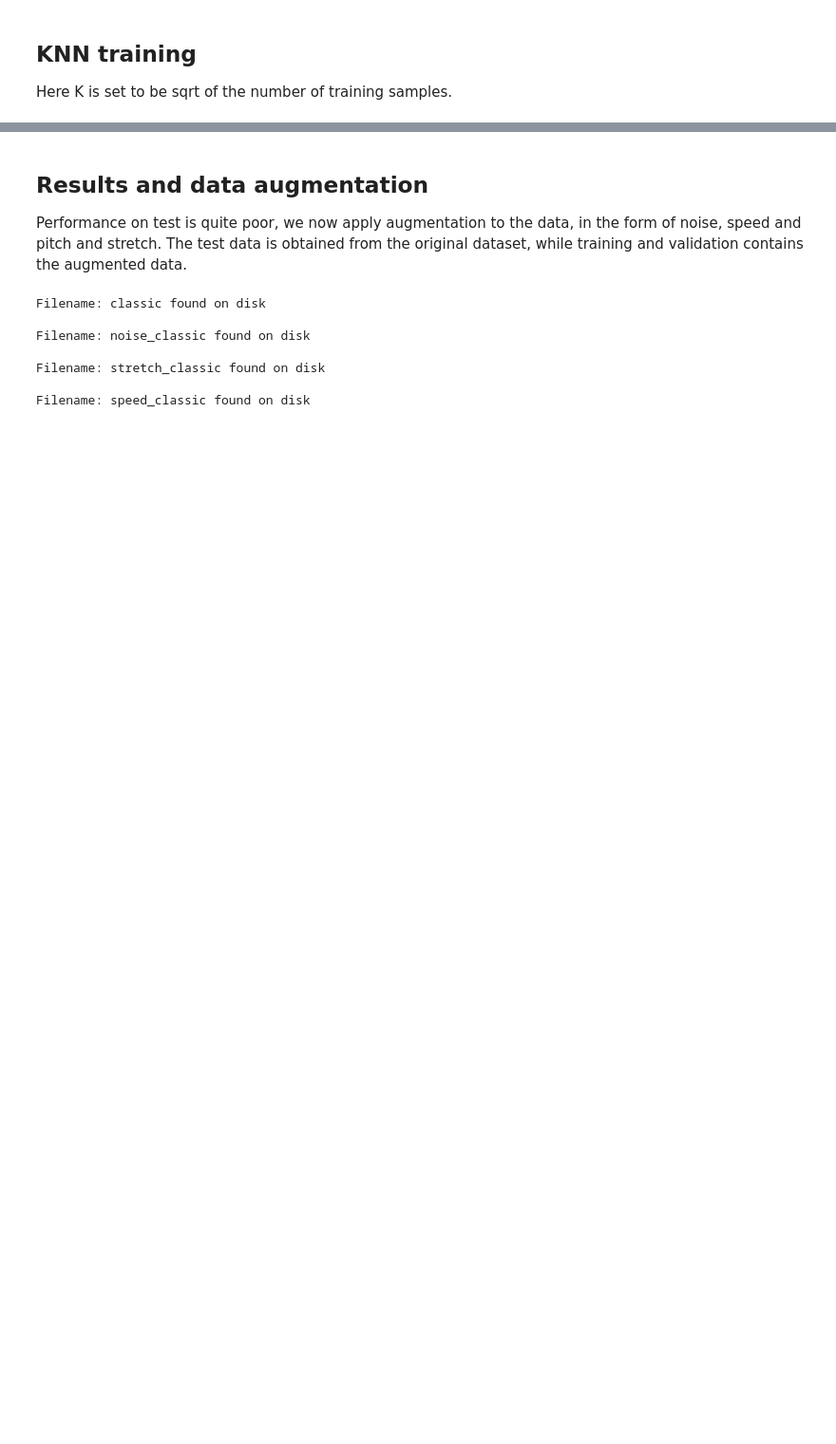
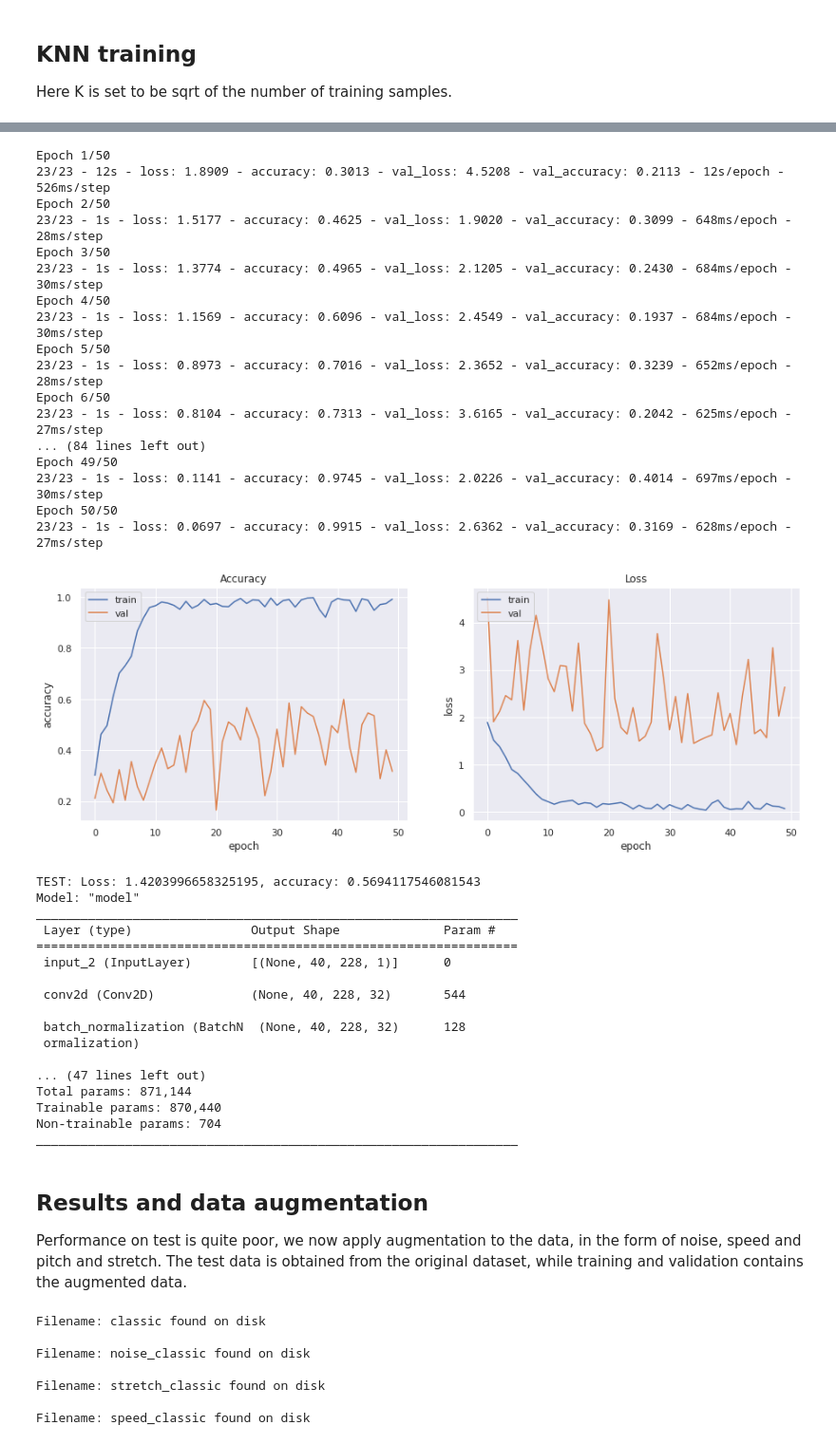
Before and after one commit to tomfran/ravdess-ser, a Jupyter notebook: notebook.ipynb, the cells around one changed output, grey strips where cells are left out. Shown at 95% size. Saved outputs shown, nothing was run; the diff lists cells and outputs as text; code cells hidden in the pictures; blank space fills up the shorter version.

```diff
--- a/notebook.ipynb
+++ b/notebook.ipynb
@@ -191,3 +268,47 @@ TEST: Loss: 1.2568737268447876, accuracy: 0.6117647290229797
+# %%
+X_train, X_val, X_test, y_train, y_val, y_test = d.get_training_data(label="emotion", train_perc=0.5, val_perc=0.2)
+
+def resp(x):
+    return x.reshape(*x.shape, 1)
+
+model, history = train_nn((resp(X_train), y_train), (resp(X_val), y_val), (resp(X_test), y_test), build_cnn, epochs=50, verbose=2)
+model.summary()
+# %% [output]
+Epoch 1/50
+23/23 - 12s - loss: 1.8909 - accuracy: 0.3013 - val_loss: 4.5208 - val_accuracy: 0.2113 - 12s/epoch - 526ms/step
+Epoch 2/50
+23/23 - 1s - loss: 1.5177 - accuracy: 0.4625 - val_loss: 1.9020 - val_accuracy: 0.3099 - 648ms/epoch - 28ms/step
+Epoch 3/50
+23/23 - 1s - loss: 1.3774 - accuracy: 0.4965 - val_loss: 2.1205 - val_accuracy: 0.2430 - 684ms/epoch - 30ms/step
+Epoch 4/50
+23/23 - 1s - loss: 1.1569 - accuracy: 0.6096 - val_loss: 2.4549 - val_accuracy: 0.1937 - 684ms/epoch - 30ms/step
+Epoch 5/50
+23/23 - 1s - loss: 0.8973 - accuracy: 0.7016 - val_loss: 2.3652 - val_accuracy: 0.3239 - 652ms/epoch - 28ms/step
+Epoch 6/50
+23/23 - 1s - loss: 0.8104 - accuracy: 0.7313 - val_loss: 3.6165 - val_accuracy: 0.2042 - 625ms/epoch - 27ms/step
+... (84 lines left out)
+Epoch 49/50
+23/23 - 1s - loss: 0.1141 - accuracy: 0.9745 - val_loss: 2.0226 - val_accuracy: 0.4014 - 697ms/epoch - 30ms/step
+Epoch 50/50
+23/23 - 1s - loss: 0.0697 - accuracy: 0.9915 - val_loss: 2.6362 - val_accuracy: 0.3169 - 628ms/epoch - 27ms/step
+[figure, added]
+TEST: Loss: 1.4203996658325195, accuracy: 0.5694117546081543
+Model: "model"
+_________________________________________________________________
+ Layer (type)                Output Shape              Param #
+=================================================================
+ input_2 (InputLayer)        [(None, 40, 228, 1)]      0
+
+ conv2d (Conv2D)             (None, 40, 228, 32)       544
+
+ batch_normalization (BatchN  (None, 40, 228, 32)      128
+ ormalization)
+
+... (47 lines left out)
+Total params: 871,144
+Trainable params: 870,440
+Non-trainable params: 704
+_________________________________________________________________
 # %% [markdown]
 ## Results and data augmentation
 Performance on test is quite poor, we now apply augmentation to the data, in the form of noise, speed and pitch and stretch.
```
Also changed, not shown: parts of 35 cells of this notebook, 3 other files.
